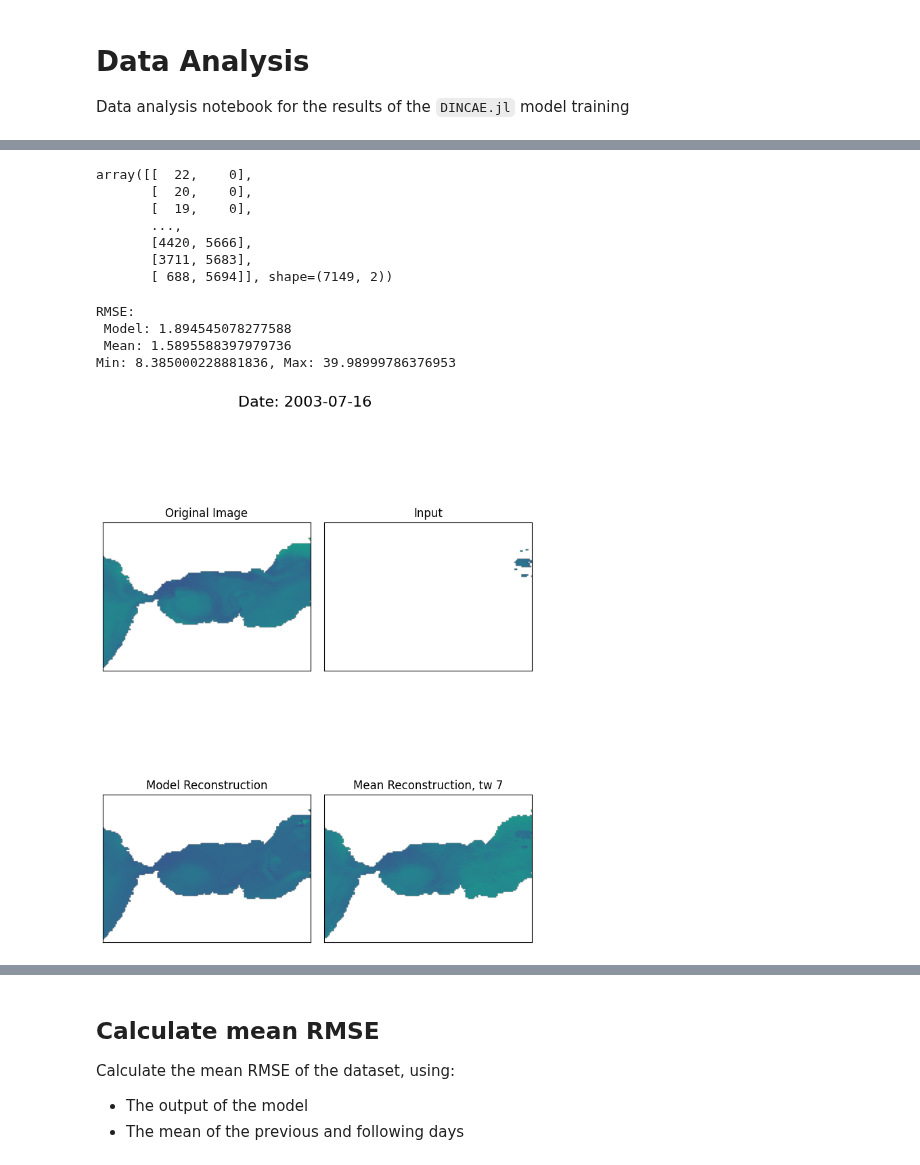
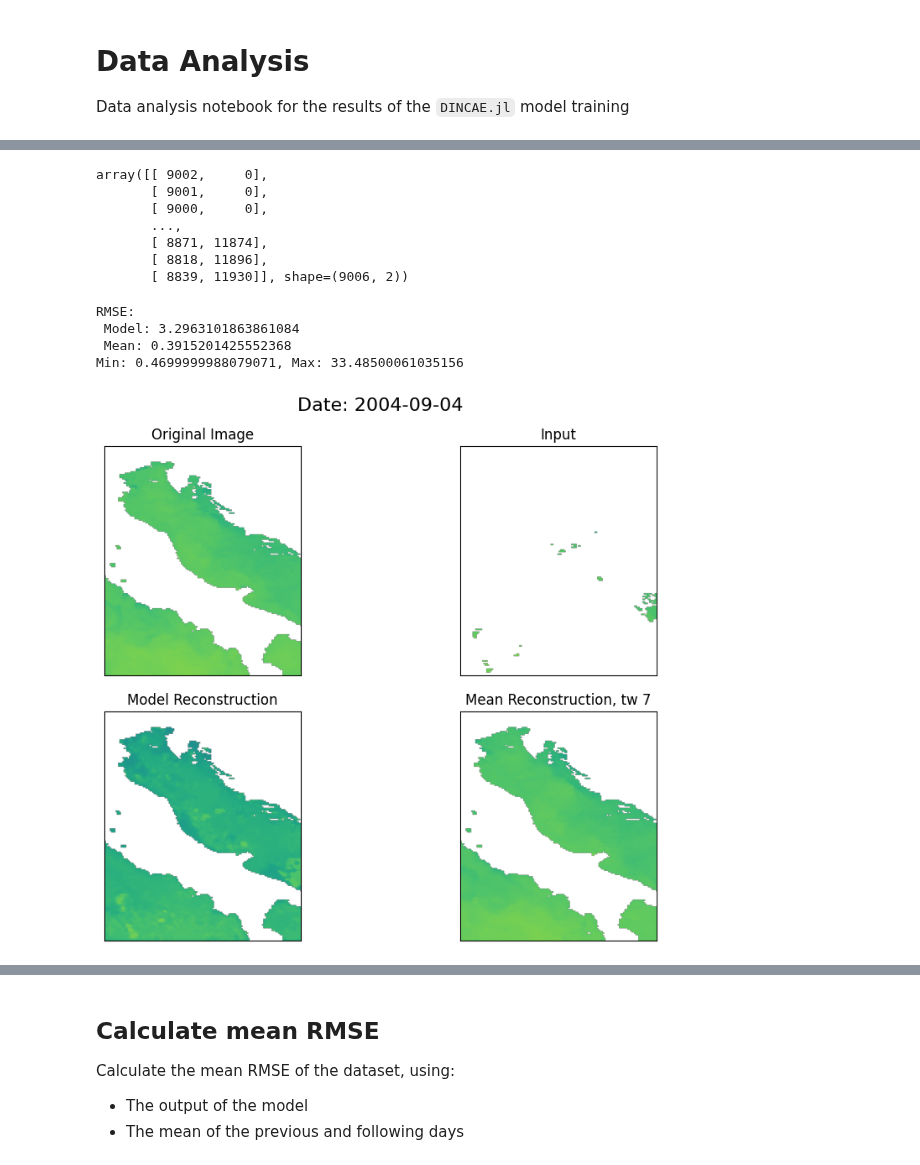
Before and after one commit to LisaDaVinchie/DINCAE.jl, a Jupyter notebook: data_analysis.ipynb, the cells around one changed output, grey strips where cells are left out. Cells and saved outputs as stored; diff of their text form; code cells hidden in the pictures.

```diff
--- a/data_analysis.ipynb
+++ b/data_analysis.ipynb
@@ -7,7 +7,7 @@ import xarray
 import numpy as np
 import matplotlib.pyplot as plt
 # %%
-i = 10# Index of the trial to analyze
+i = 6# Index of the trial to analyze
 base_folder = f"./results/trial_{i}/"
 
 result = xarray.open_dataset(f"{base_folder}/data-avg.nc") # Model output
@@ -89,13 +89,13 @@ plt.colorbar()
 # %%
 added_clouds
 # %% [output]
-array([[  22,    0],
-       [  20,    0],
-       [  19,    0],
+array([[ 9002,     0],
+       [ 9001,     0],
+       [ 9000,     0],
        ...,
-       [4420, 5666],
-       [3711, 5683],
-       [ 688, 5694]], shape=(7149, 2))
+       [ 8871, 11874],
+       [ 8818, 11896],
+       [ 8839, 11930]], shape=(9006, 2))
 # %%
 time_window = 7 # Specify the time window for reconstruction
 n_days = time_window // 2 # Get the number of days before and after the current day
@@ -106,7 +106,7 @@ reconstruction_days = [x for x in range(i - n_days, i + n_days + 1) if x != i]
 
 date = cleanup.time[i].values.astype('datetime64[D]')
 # The applied clouds are where cleanup_clouds_sst is NaN but and the original image isn't
-cloud_mask = np.isnan(cleanup_clouds_sst[i]) & ~np.isnan(cleanup_sst[i])
+cloud_mask = np.isnan(cleanup_clouds_sst[i]) & ~np.isnan(cleanup_sst[i]) & sea_mask
 
 # Reconstruct the image using the model output where clouds were added and the original image otherwise
 reconstructed_img = np.where(cloud_mask, result_sst[i], cleanup_sst[i])
@@ -127,38 +127,38 @@ print(f"RMSE:\n Model: {RMSE_model}\n Mean: {RMSE_mean}")
 # Calculate the min and max values for consistent color scaling
 vmin = np.min([np.nanmin(reconstructed_img), np.nanmin(cleanup_clouds_sst), np.nanmin(reconstructed_mean_img)])
 vmax = np.max([np.nanmax(reconstructed_img), np.nanmax(cleanup_clouds_sst), np.nanmax(reconstructed_mean_img)])
 print(f"Min: {vmin}, Max: {vmax}")
 
-fig, axs = plt.subplots(2, 2, figsize = (7, 10), sharex=True, sharey=True)
+fig, axs = plt.subplots(2, 2, figsize = (10, 7), sharex=True, sharey=True)
 # fig.suptitle(f"RMSE Model: {RMSE_model:.2f}, RMSE Mean: {RMSE_mean:.2f}", fontsize=16)
 fig.suptitle(f"Date: {date}", fontsize=16)
 
 axs[0, 0].imshow(cleanup_sst[i], cmap='viridis', vmin=vmin, vmax=vmax)
 axs[0, 0].set_title('Original Image')
 
 axs[0, 1].imshow(cleanup_clouds_sst[i], cmap='viridis', vmin=vmin, vmax=vmax)
 axs[0, 1].set_title('Input')
 
 axs[1, 0].imshow(reconstructed_img, cmap='viridis', vmin=vmin, vmax=vmax)
 axs[1, 0].set_title('Model Reconstruction')
 
 axs[1, 1].imshow(reconstructed_mean_img, cmap='viridis', vmin=vmin, vmax=vmax)
 axs[1, 1].set_title(f'Mean Reconstruction, tw {time_window}')
 
 plt.tight_layout()
 for ax in axs.flat:
     ax.set_xticks([])
     ax.set_yticks([])
 # plt.colorbar(axs[0, 0].imshow(cleanup_sst[i], cmap='viridis', vmin=vmin, vmax=vmax),
 #              ax=axs,
 #              orientation='horizontal')
 plt.show()
 # %% [output]
 RMSE:
- Model: 1.894545078277588
- Mean: 1.5895588397979736
-Min: 8.385000228881836, Max: 39.98999786376953
+ Model: 3.2963101863861084
+ Mean: 0.3915201425552368
+Min: 0.4699999988079071, Max: 33.48500061035156
-[figure, old version]
+[figure, new version]
 # %%
 plt.imshow(result_sst[i])
 plt.colorbar()
```
Also changed, not shown: parts of 10 cells of this notebook.
